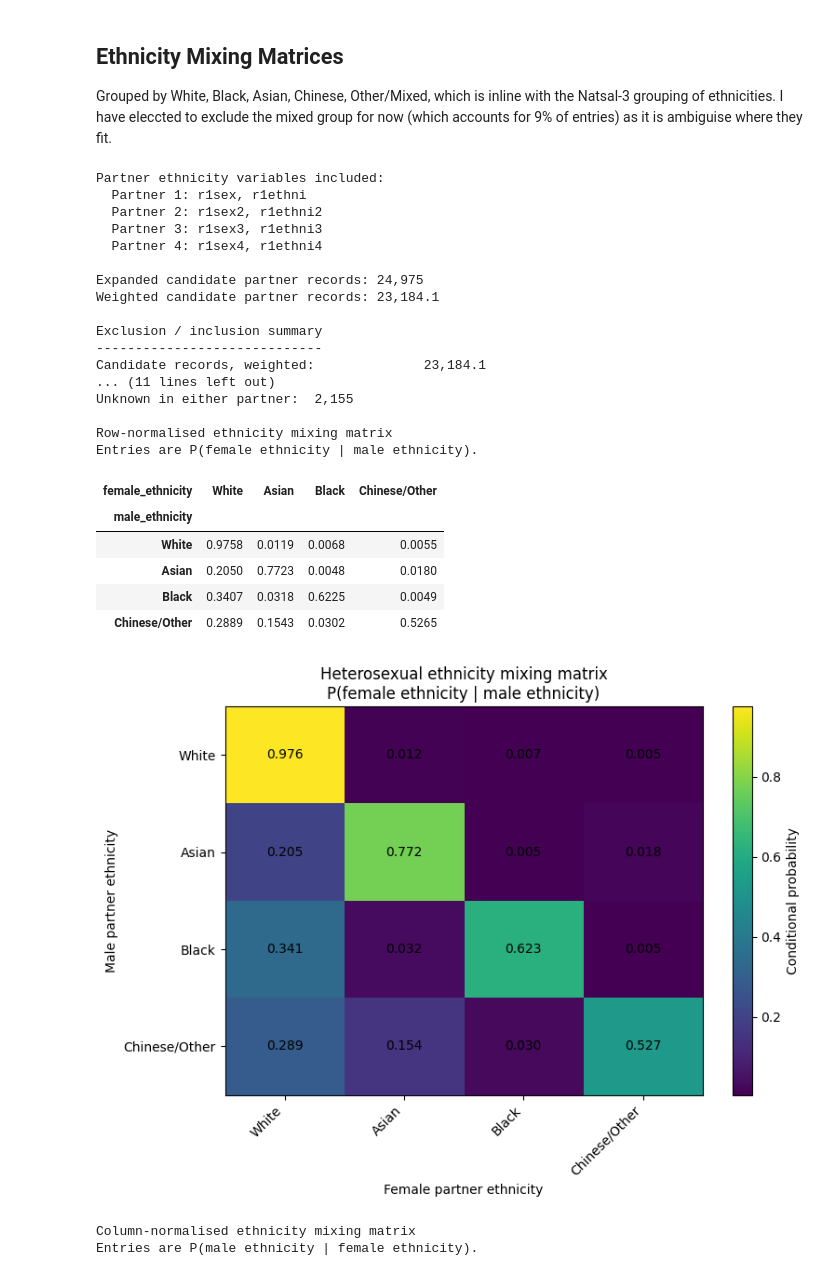
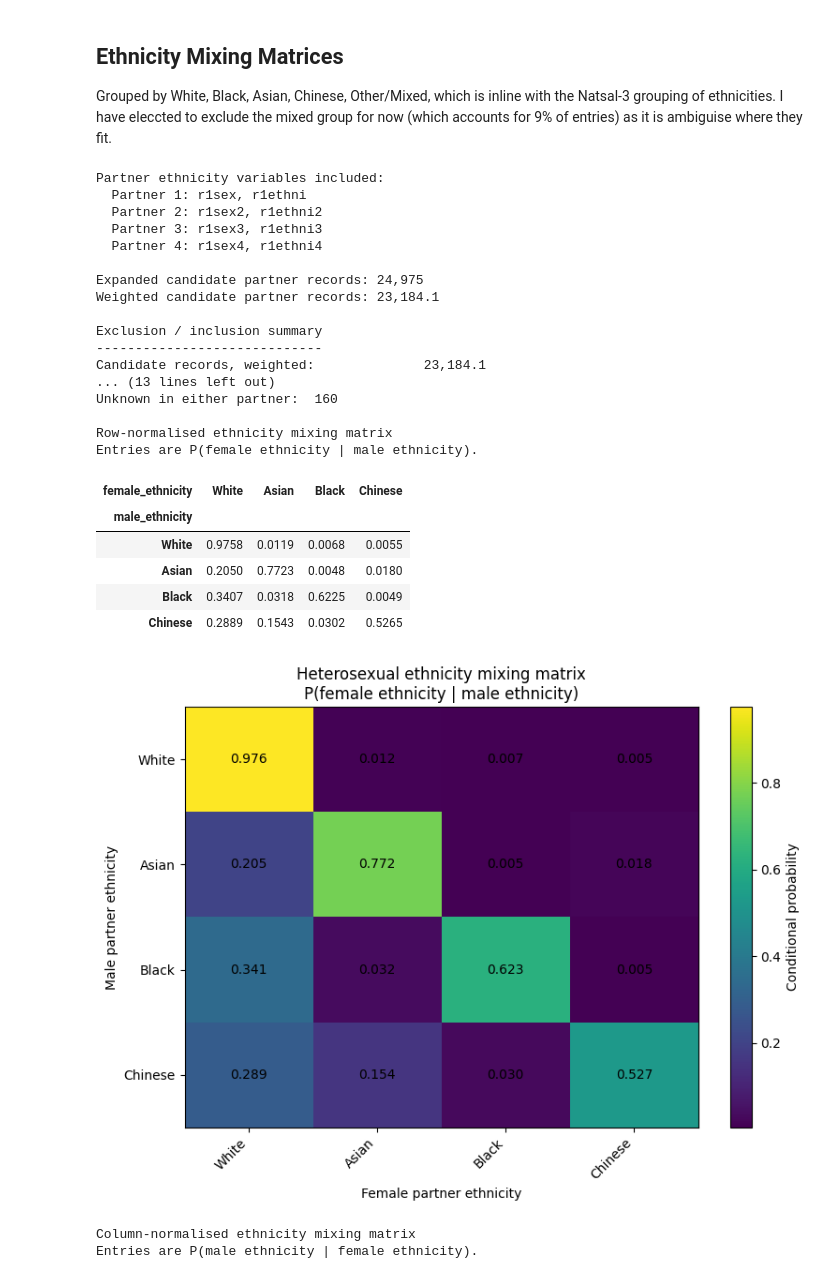
Before and after one commit to RichardYu444/HPVsim-Summer, a Jupyter notebook: natsal_analysis_working.ipynb, the cells around one changed output. Drawn from its saved outputs; the diff is of its cells as text; code cells hidden in the pictures.

```diff
--- a/natsal_analysis_working.ipynb
+++ b/natsal_analysis_working.ipynb
@@ -2331,7 +2518,7 @@ Grouped by White, Black, Asian, Chinese, Other/Mixed, which is inline with the N
 # -----------------------------
 # Settings
 # -----------------------------
-ETH_GROUPS = ["White", "Asian", "Black", "Chinese/Other"]
+ETH_GROUPS = ["White", "Asian", "Black", "Chinese"]
 USE_WEIGHTS = True
 WEIGHT_COL = "total_wt"
 
@@ -2397,7 +2584,7 @@ def recode_respondent_ethnicgrp(x):
     elif x == 4:
         return "Black"
     elif x == 5:
-        return "Chinese/Other"
+        return "Chinese"
     else:
         return "Unknown"
 
@@ -2409,13 +2596,13 @@ def recode_partner_ethnicity(x):
       2 Mixed ethnicity
       3 Asian / Asian British
       4 Black / Black British
-      5 Chinese / Other ethnic group
+      5 Chinese
       7 Not sure
       9 Not answered
      -1 Not applicable
 
     Desired groups:
-      White, Asian, Black, Chinese/Other
+      White, Asian, Black, Chinese
 
     Mixed and unknown are excluded later.
     """
@@ -2436,7 +2623,9 @@ def recode_partner_ethnicity(x):
     elif x == 4:
         return "Black"
     elif x == 5:
-        return "Chinese/Other"
+        return "Chinese"
+    elif x == 6:
+        return "Other"
     else:
         return "Unknown"
 
@@ -2545,6 +2734,11 @@ het_partners["has_mixed"] = (
 )
 
 het_partners["has_unknown"] = (
+    (het_partners["male_ethnicity"] == "Other") |
+    (het_partners["female_ethnicity"] == "Other")
+)
+
+het_partners["has_other"] = (
     (het_partners["male_ethnicity"] == "Unknown") |
     (het_partners["female_ethnicity"] == "Unknown")
 )
@@ -2556,8 +2750,10 @@ included = het_partners[
 
 mixed_w = het_partners.loc[het_partners["has_mixed"], "weight"].sum()
 
+other_w = het_partners.loc[het_partners["has_other"], "weight"].sum()
+
 unknown_w = het_partners.loc[
-    (~het_partners["has_mixed"]) & het_partners["has_unknown"],
+    (~het_partners["has_mixed"]) & het_partners["has_unknown"] & ~het_partners["has_other"],
     "weight"
 ].sum()
 
@@ -2571,6 +2767,8 @@ print(f"Non-heterosexual excluded, weighted:      {nonhet_w:,.1f} "
 print(f"Heterosexual records, weighted:           {het_total_w:,.1f}")
 print(f"Mixed ethnicity excluded, weighted:       {mixed_w:,.1f} "
       f"({mixed_w / het_total_w:.2%} of heterosexual records)")
+print(f"Other Ethnic Groups excluded, weighted:  {other_w:,.1f} "
+      f"({other_w/ het_total_w:.2%} of heterosexual records)")
 print(f"Unknown/not answered excluded, weighted:  {unknown_w:,.1f} "
       f"({unknown_w / het_total_w:.2%} of heterosexual records)")
 print(f"Included in 4x4 matrix, weighted:         {included_w:,.1f} "
@@ -2581,6 +2779,7 @@ print("---------------------------------------")
 print(f"Total heterosexual records: {len(het_partners):,}")
 print(f"Included in matrix:         {len(included):,}")
 print(f"Mixed in either partner:    {int(het_partners['has_mixed'].sum()):,}")
+print(f"Other in either partner:    {int(het_partners['has_other'].sum()):,}")
 print(f"Unknown in either partner:  {int(het_partners['has_unknown'].sum()):,}")
 
 mix_counts = (
@@ -2678,37 +2877,37 @@ for i in range(len(ETH_GROUPS)):
     for j in range(len(ETH_GROUPS)):
         value = ethnicity_mixing_matrix_col_conditional.iloc[i, j]
         label = "NA" if pd.isna(value) else f"{value:.3f}"
         ax.text(j, i, label, ha="center", va="center")
 
 cbar = fig.colorbar(im, ax=ax)
 cbar.set_label("Conditional probability")
 
 plt.tight_layout()
 plt.show()
 # %% [output]
 Partner ethnicity variables included:
   Partner 1: r1sex, r1ethni
   Partner 2: r1sex2, r1ethni2
   Partner 3: r1sex3, r1ethni3
   Partner 4: r1sex4, r1ethni4
 
 Expanded candidate partner records: 24,975
 Weighted candidate partner records: 23,184.1
 
 Exclusion / inclusion summary
 -----------------------------
 Candidate records, weighted:              23,184.1
-... (11 lines left out)
-Unknown in either partner:  2,155
+... (13 lines left out)
+Unknown in either partner:  160
 
 Row-normalised ethnicity mixing matrix
 Entries are P(female ethnicity | male ethnicity).
-| female_ethnicity | White | Asian | Black | Chinese/Other |
+| female_ethnicity | White | Asian | Black | Chinese |
 | male_ethnicity |  |  |  |  |
 | White | 0.9758 | 0.0119 | 0.0068 | 0.0055 |
 | Asian | 0.2050 | 0.7723 | 0.0048 | 0.0180 |
 | Black | 0.3407 | 0.0318 | 0.6225 | 0.0049 |
-| Chinese/Other | 0.2889 | 0.1543 | 0.0302 | 0.5265 |
+| Chinese | 0.2889 | 0.1543 | 0.0302 | 0.5265 |
-[figure, old version]
+[figure, new version]
 Column-normalised ethnicity mixing matrix
 Entries are P(male ethnicity | female ethnicity).
```
Also changed, not shown: parts of 7 cells of this notebook, 1 other file.
